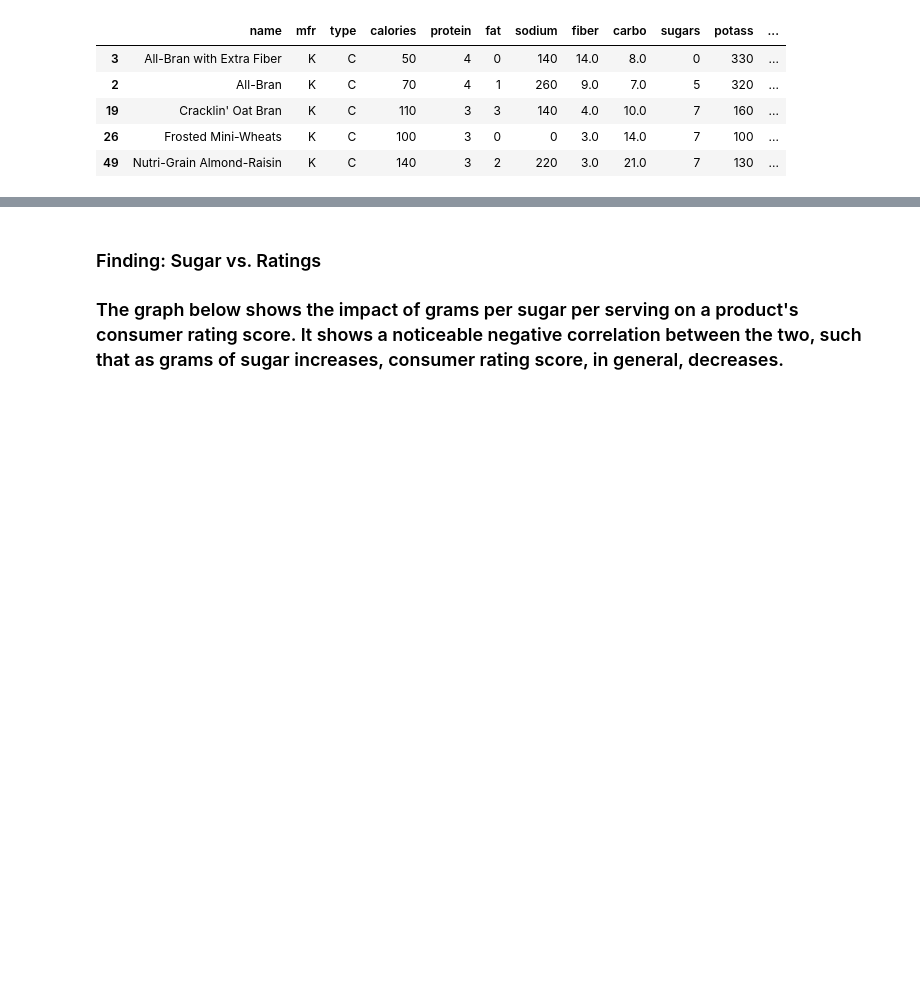
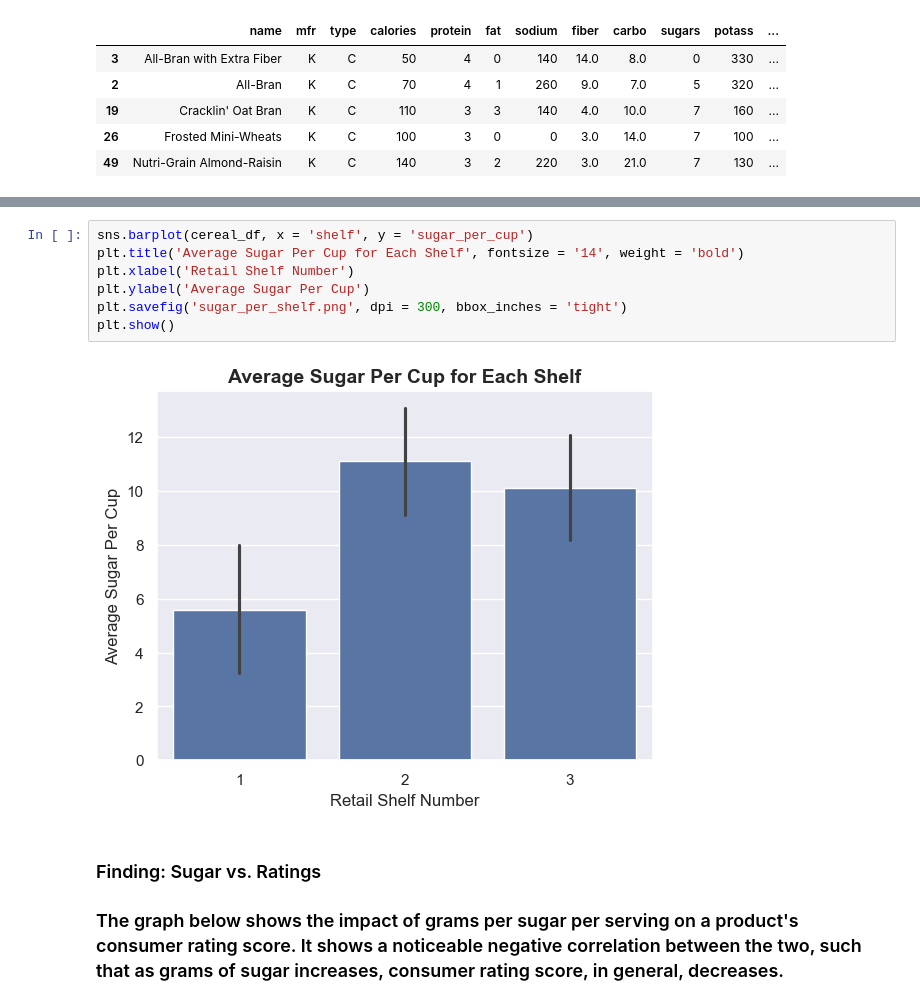
Before and after one commit to sophiahwagner/cereal-nutrition-analysis, a Jupyter notebook: Project1.ipynb, the cells around one changed output, grey strips where cells are left out. Cells and saved outputs as stored; diff of their text form; blank space fills up the shorter version.

```diff
--- a/Project1.ipynb
+++ b/Project1.ipynb
@@ -148,3 +143,12 @@ healthy_kids_df['fiber'].sort_values().plot(kind = 'bar', title = 'Healthiest ce
+# %%
+sns.barplot(cereal_df, x = 'shelf', y = 'sugar_per_cup')
+plt.title('Average Sugar Per Cup for Each Shelf', fontsize = '14', weight = 'bold')
+plt.xlabel('Retail Shelf Number')
+plt.ylabel('Average Sugar Per Cup')
+plt.savefig('sugar_per_shelf.png', dpi = 300, bbox_inches = 'tight')
+plt.show()
+# %% [output]
+[figure, new version]
 # %% [markdown]
 ### Finding: Sugar vs. Ratings
 ### The graph below shows the impact of grams per sugar per serving on a product's consumer rating score. It shows a noticeable negative correlation between the two, such that as grams of sugar increases, consumer rating score, in general, decreases.
```
Also changed, not shown: parts of 10 cells of this notebook, 7 other files.
